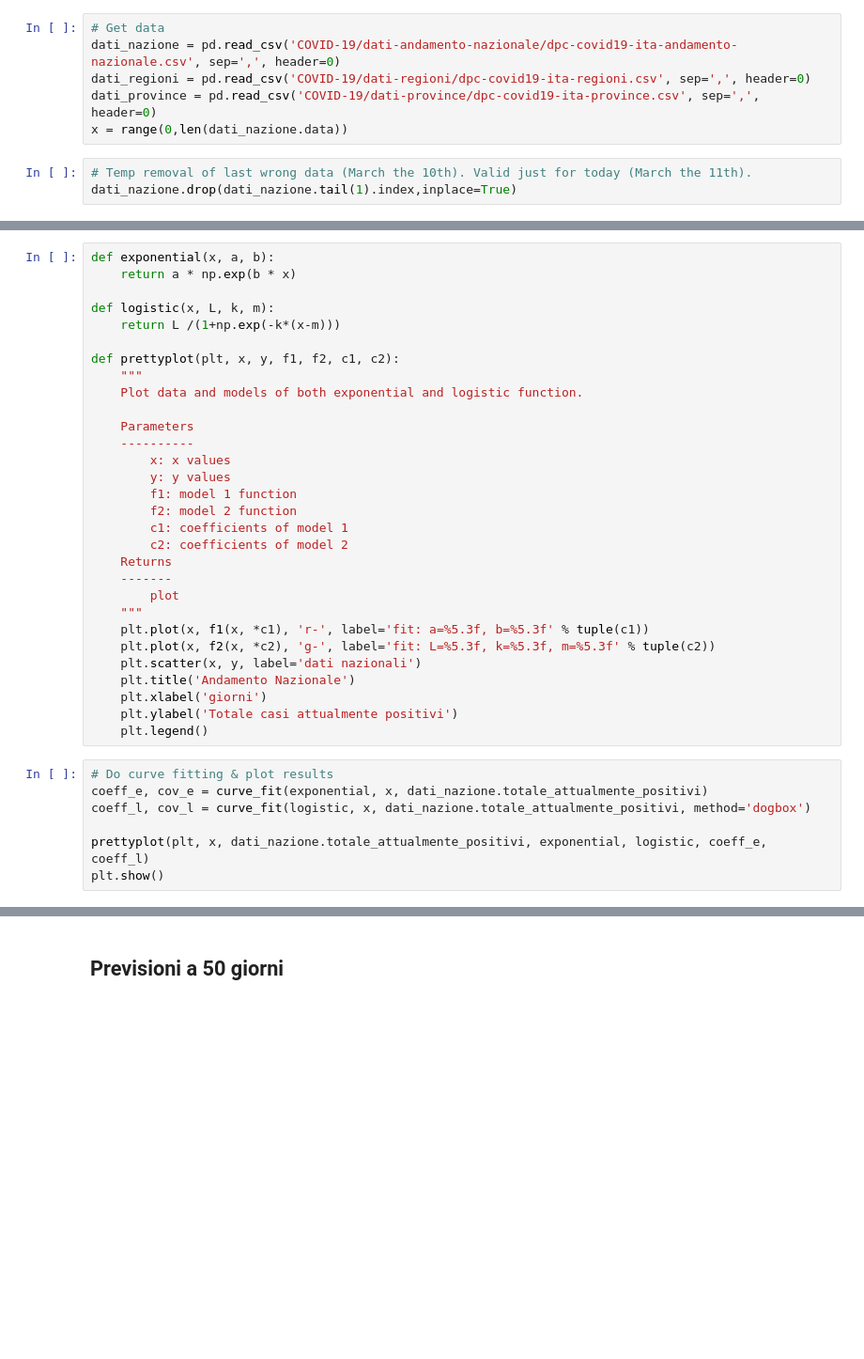
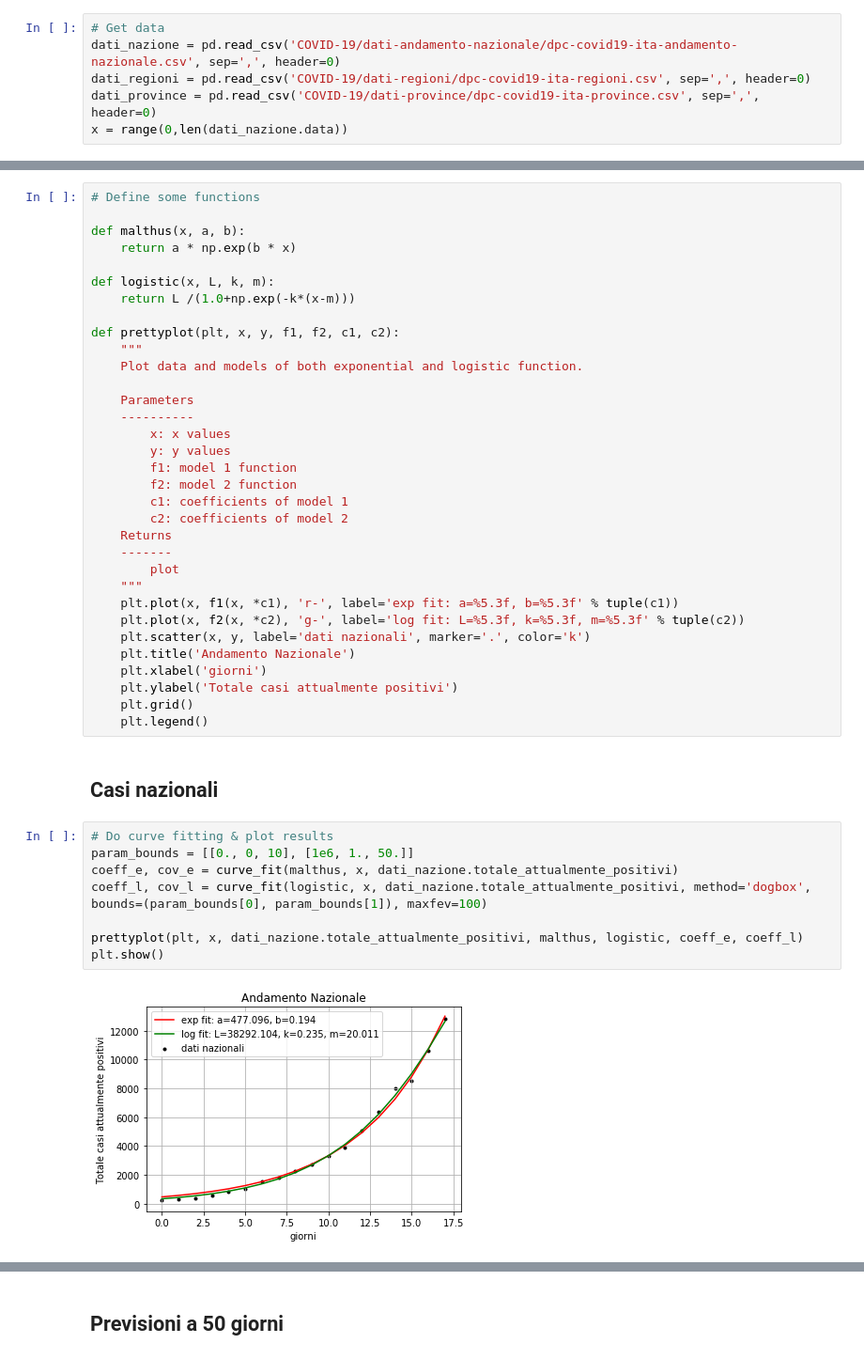
Before and after one commit to ugol/covid19-analysisnotebook, a Jupyter notebook: covid19-analysis.ipynb, the cells around one changed output, grey strips where cells are left out. Shown at 94% size. Saved outputs shown, nothing was run; the diff lists cells and outputs as text; blank space fills up the shorter version.

```diff
--- a/covid19-analysis.ipynb
+++ b/covid19-analysis.ipynb
@@ -9,7 +9,4 @@ dati_nazione = pd.read_csv('COVID-19/dati-andamento-nazionale/dpc-covid19-ita-an
 dati_regioni = pd.read_csv('COVID-19/dati-regioni/dpc-covid19-ita-regioni.csv', sep=',', header=0)
 dati_province = pd.read_csv('COVID-19/dati-province/dpc-covid19-ita-province.csv', sep=',', header=0)
 x = range(0,len(dati_nazione.data))
-# %%
-# Temp removal of last wrong data (March the 10th). Valid just for today (March the 11th).
-dati_nazione.drop(dati_nazione.tail(1).index,inplace=True)
 # %% [markdown]
@@ -25,11 +20,13 @@ $$f(x) = a\cdot e^{b\cdot x}$$
 
 $$f(x) = \frac{L}{1+e^{k\cdot(x-m)}}$$
 # %%
-def exponential(x, a, b):
+# Define some functions
+
+def malthus(x, a, b):
     return a * np.exp(b * x)
 
 def logistic(x, L, k, m):
-    return L /(1+np.exp(-k*(x-m)))
+    return L /(1.0+np.exp(-k*(x-m)))
 
 def prettyplot(plt, x, y, f1, f2, c1, c2):
     """
@@ -47,17 +44,23 @@ def prettyplot(plt, x, y, f1, f2, c1, c2):
     -------
         plot
     """
-    plt.plot(x, f1(x, *c1), 'r-', label='fit: a=%5.3f, b=%5.3f' % tuple(c1))
-    plt.plot(x, f2(x, *c2), 'g-', label='fit: L=%5.3f, k=%5.3f, m=%5.3f' % tuple(c2))
-    plt.scatter(x, y, label='dati nazionali')
+    plt.plot(x, f1(x, *c1), 'r-', label='exp fit: a=%5.3f, b=%5.3f' % tuple(c1))
+    plt.plot(x, f2(x, *c2), 'g-', label='log fit: L=%5.3f, k=%5.3f, m=%5.3f' % tuple(c2))
+    plt.scatter(x, y, label='dati nazionali', marker='.', color='k')
     plt.title('Andamento Nazionale')
     plt.xlabel('giorni')
     plt.ylabel('Totale casi attualmente positivi')
+    plt.grid()
     plt.legend()
+# %% [markdown]
+## Casi nazionali
 # %%
 # Do curve fitting & plot results
-coeff_e, cov_e = curve_fit(exponential, x, dati_nazione.totale_attualmente_positivi)
-coeff_l, cov_l = curve_fit(logistic, x, dati_nazione.totale_attualmente_positivi, method='dogbox')
+param_bounds = [[0., 0, 10], [1e6, 1., 50.]]
+coeff_e, cov_e = curve_fit(malthus, x, dati_nazione.totale_attualmente_positivi)
+coeff_l, cov_l = curve_fit(logistic, x, dati_nazione.totale_attualmente_positivi, method='dogbox', bounds=(param_bounds[0], param_bounds[1]), maxfev=100)
 
-prettyplot(plt, x, dati_nazione.totale_attualmente_positivi, exponential, logistic, coeff_e, coeff_l)
+prettyplot(plt, x, dati_nazione.totale_attualmente_positivi, malthus, logistic, coeff_e, coeff_l)
 plt.show()
+# %% [output]
+[figure, added]
```
Also changed, not shown: parts of 12 cells of this notebook.
